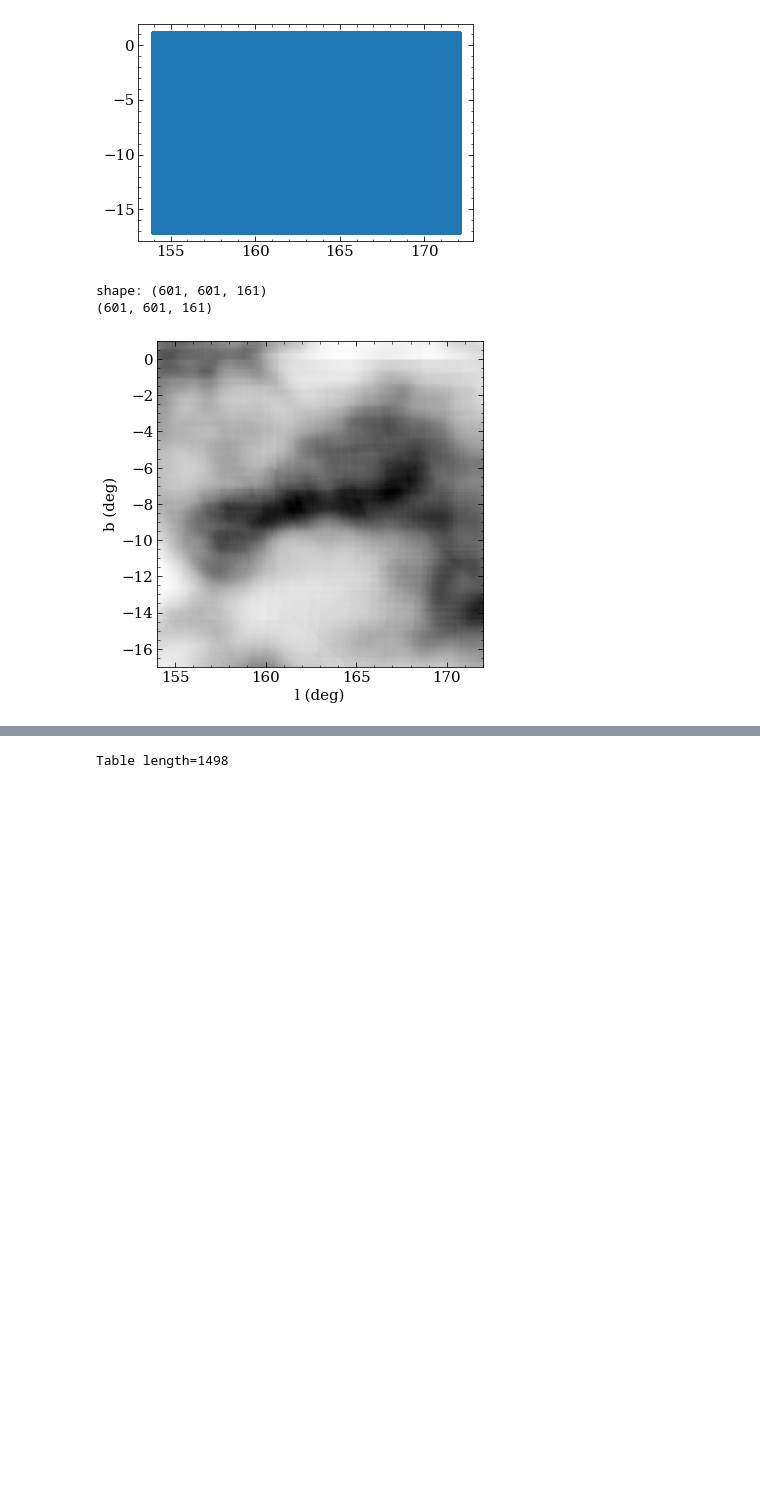
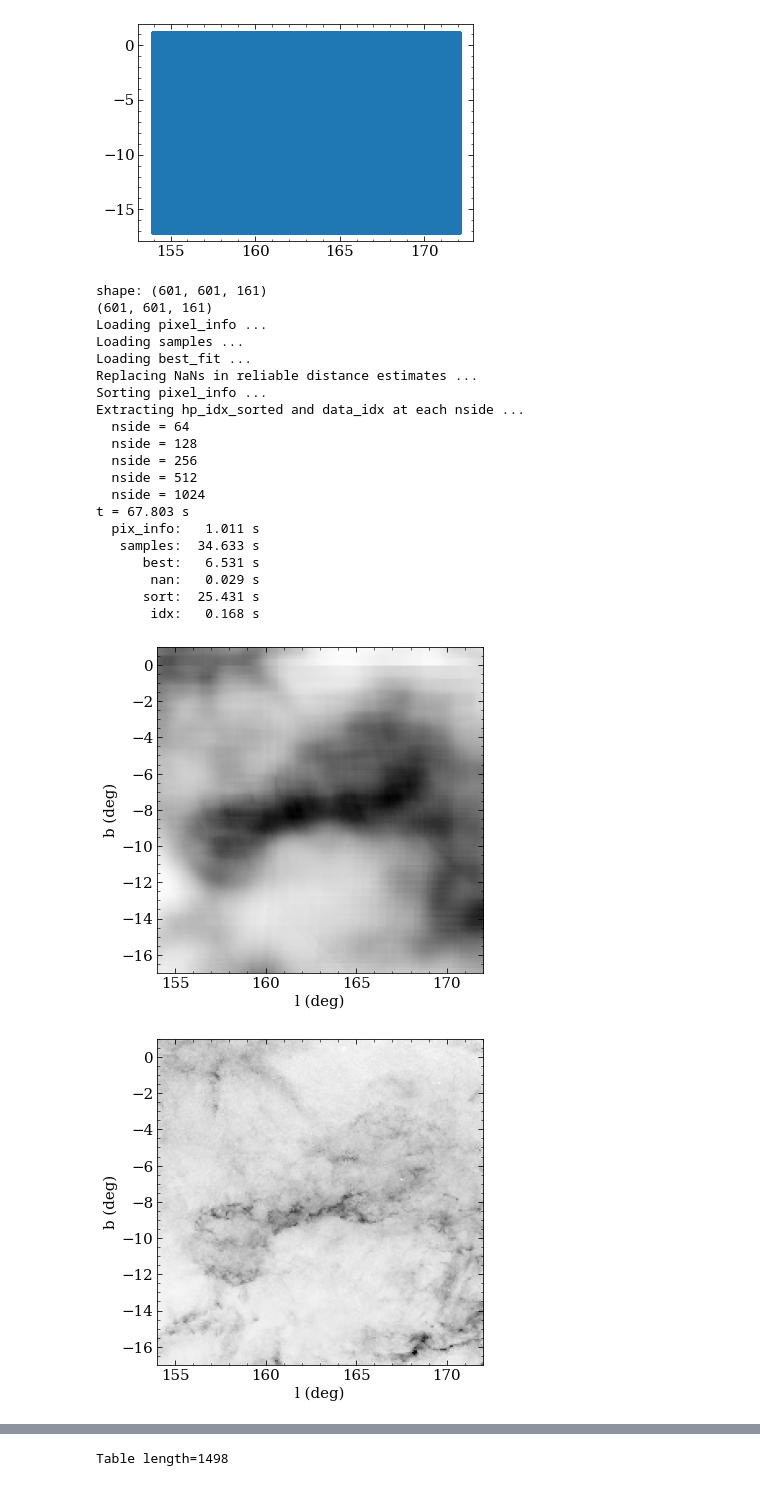
Before and after one commit to aidantmcb/CACloudKT, a Jupyter notebook: 20230414_DIB_AV_relationship.ipynb, the cells around one changed output, grey strips where cells are left out. Drawn from its saved outputs; the diff is of its cells as text; code cells hidden in the pictures; blank space fills up the shorter version.

```diff
--- a/20230414_DIB_AV_relationship.ipynb
+++ b/20230414_DIB_AV_relationship.ipynb
@@ -51,19 +51,48 @@ ax.scatter(l, b)
 # %%
 ### Get Vergely+ (2022) dustmap for same points as Bayestar, now that it's in dustmaps
 A0Coeff = 1.052180128669157 # from 02-03dustmap_explore.ipynb, calculated via dustapprox
 
 vergelyquery = Vergely2022Query(map_fname =
                                 '/uufs/astro.utah.edu/common/home/u1371365/dustmaps_data/vergely2022/vergely22_extinction_density_resol_010pc.h5')
 vergely = vergelyquery(coords) * A0Coeff
 verg_reddening = np.cumsum(vergely, axis = 2) * 5
 
+bayestarquery = BayestarQuery(map_fname = bayestar_path)
+bayestar = bayestarquery(coords) * 3.1
+
+
 
 fig, ax = plt.subplots(figsize = (6,6))
 ax.imshow(np.sum(vergely * 5, axis = 2), origin = 'lower', cmap = 'binary', extent = (l0-9, l0+9, b0-9, b0+9))
 ax.set_xlabel('l (deg)')
 ax.set_ylabel('b (deg)')
 plt.show()
+
+fig, ax = plt.subplots(figsize = (6,6))
+ax.imshow(bayestar[:, :, -1], origin = 'lower', cmap = 'binary', extent = (l0-9, l0+9, b0-9, b0+9))
+ax.set_xlabel('l (deg)')
+ax.set_ylabel('b (deg)')
+plt.show()
 # %% [output]
 shape: (601, 601, 161)
 (601, 601, 161)
+Loading pixel_info ...
+Loading samples ...
+Loading best_fit ...
+Replacing NaNs in reliable distance estimates ...
+Sorting pixel_info ...
+Extracting hp_idx_sorted and data_idx at each nside ...
+  nside = 64
+  nside = 128
+  nside = 256
+  nside = 512
+  nside = 1024
+t = 67.803 s
+  pix_info:   1.011 s
+   samples:  34.633 s
+      best:   6.531 s
+       nan:   0.029 s
+      sort:  25.431 s
+       idx:   0.168 s
 [figure]
+[figure, added]
```
Also changed, not shown: parts of 13 cells of this notebook.
